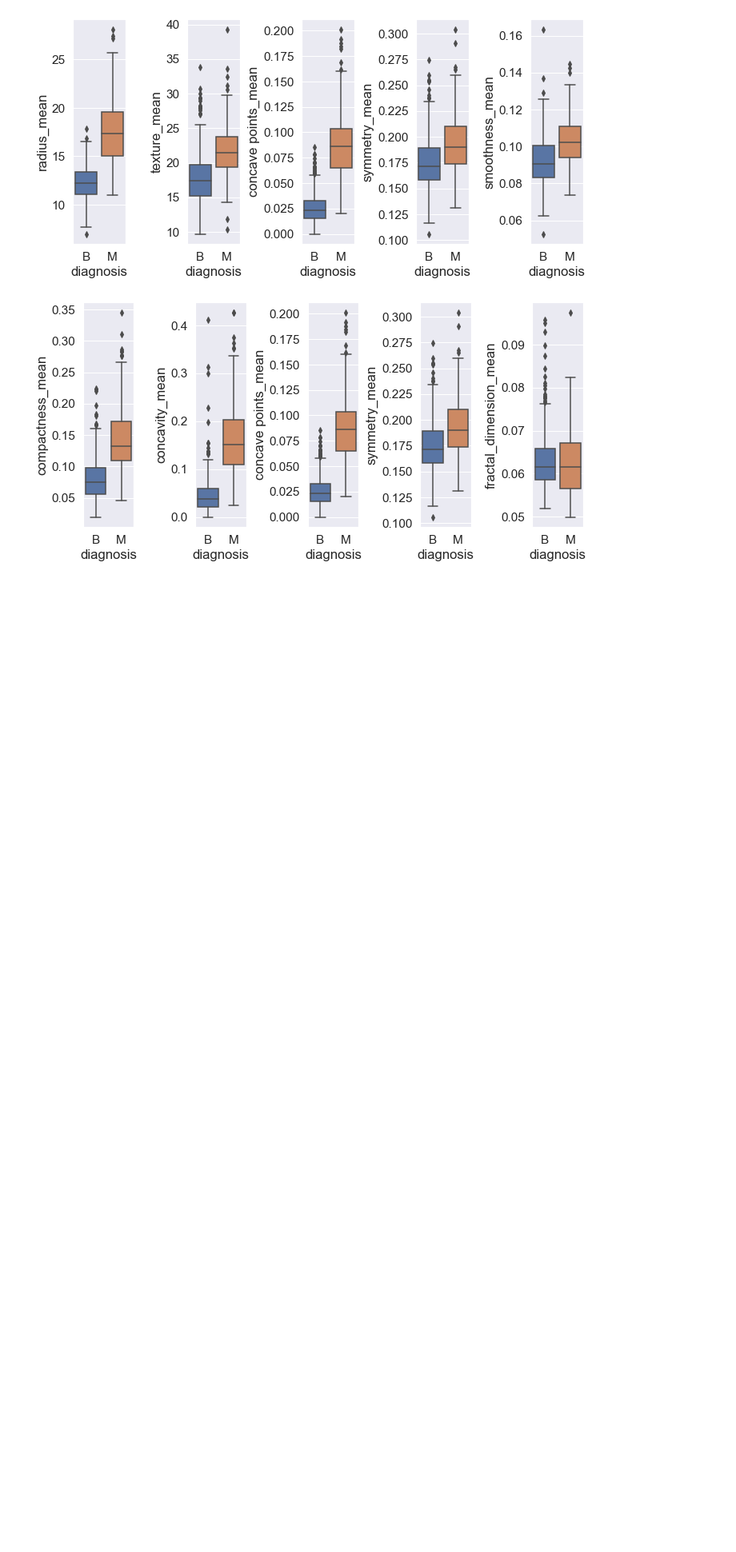
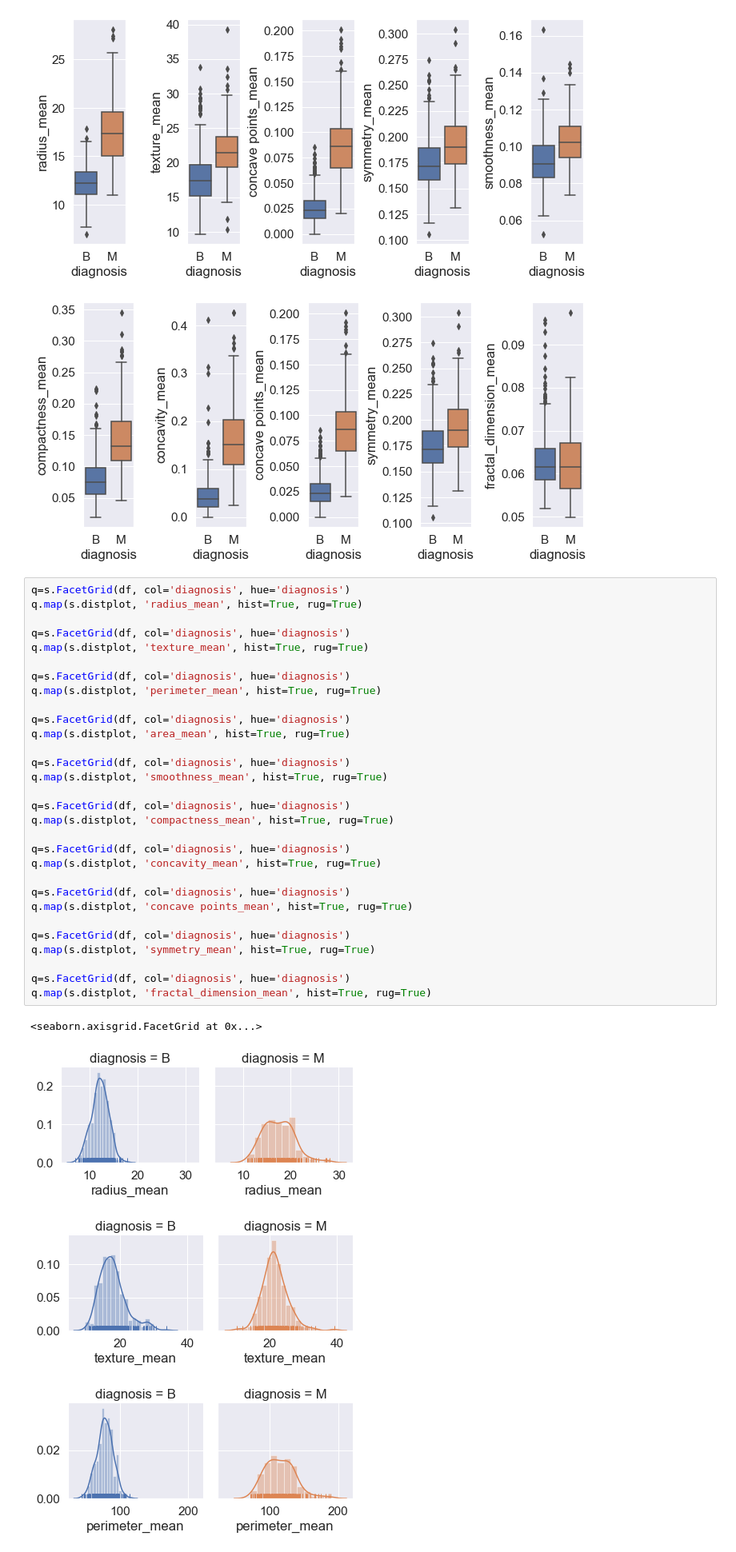
Before and after one commit to LinaSachuk/Deploying-Machine-Learning-Models, a Jupyter notebook: Breast Cancer Classification.ipynb, the cells around one changed output. Shown at 80% size. Saved outputs shown, nothing was run; the diff lists cells and outputs as text; blank space fills up the shorter version.

Commit message:
added hist

```diff
--- a/Breast Cancer Classification.ipynb
+++ b/Breast Cancer Classification.ipynb
@@ -141,3 +141,38 @@ f.tight_layout()
 # %% [output]
 [figure]
 [figure]
+# %%
+q=s.FacetGrid(df, col='diagnosis', hue='diagnosis')
+q.map(s.distplot, 'radius_mean', hist=True, rug=True)
+
+q=s.FacetGrid(df, col='diagnosis', hue='diagnosis')
+q.map(s.distplot, 'texture_mean', hist=True, rug=True)
+
+q=s.FacetGrid(df, col='diagnosis', hue='diagnosis')
+q.map(s.distplot, 'perimeter_mean', hist=True, rug=True)
+
+q=s.FacetGrid(df, col='diagnosis', hue='diagnosis')
+q.map(s.distplot, 'area_mean', hist=True, rug=True)
+
+q=s.FacetGrid(df, col='diagnosis', hue='diagnosis')
+q.map(s.distplot, 'smoothness_mean', hist=True, rug=True)
+
+q=s.FacetGrid(df, col='diagnosis', hue='diagnosis')
+q.map(s.distplot, 'compactness_mean', hist=True, rug=True)
+
+q=s.FacetGrid(df, col='diagnosis', hue='diagnosis')
+q.map(s.distplot, 'concavity_mean', hist=True, rug=True)
+
+q=s.FacetGrid(df, col='diagnosis', hue='diagnosis')
+q.map(s.distplot, 'concave points_mean', hist=True, rug=True)
+
+q=s.FacetGrid(df, col='diagnosis', hue='diagnosis')
+q.map(s.distplot, 'symmetry_mean', hist=True, rug=True)
+
+q=s.FacetGrid(df, col='diagnosis', hue='diagnosis')
+q.map(s.distplot, 'fractal_dimension_mean', hist=True, rug=True)
+# %% [output]
+<seaborn.axisgrid.FacetGrid at 0x...>
+[figure, added]
+[figure, added]
+[figure, added]
```
Also changed, not shown: parts of 3 cells of this notebook.
